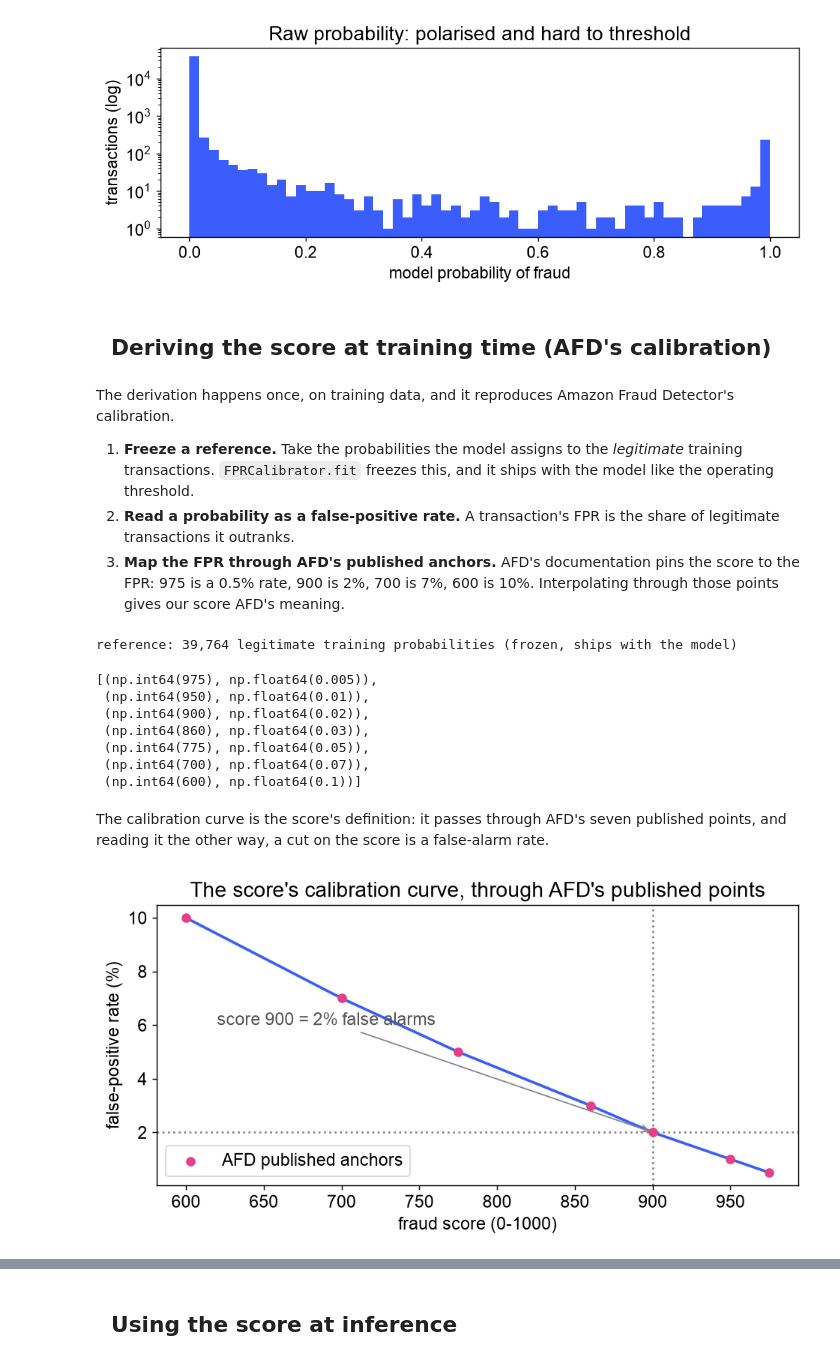
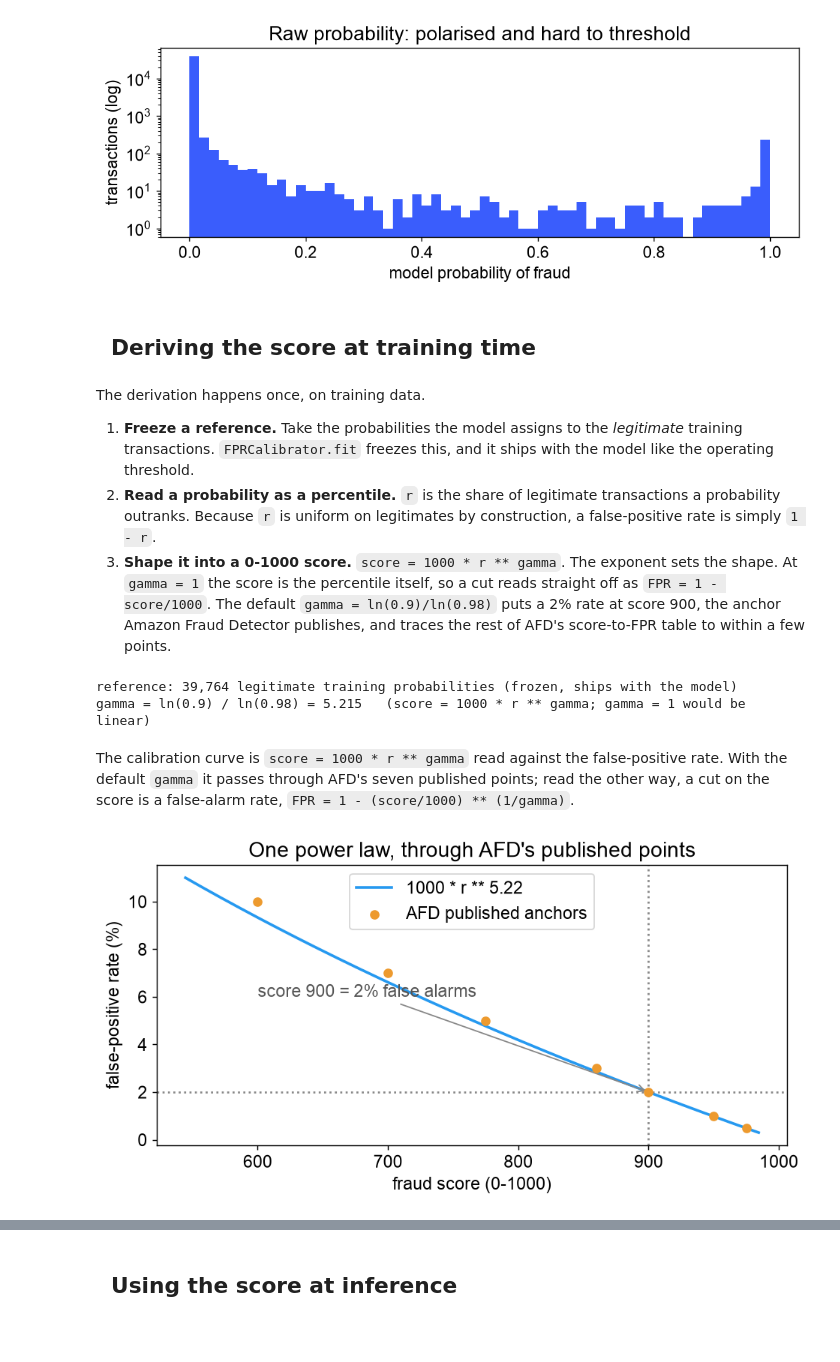
Before and after one commit to PacktPublishing/Developing-AI-ML-Solutions-on-AWS, a Jupyter notebook: code/ch-06-streaming-fraud/notebooks/score_and_drift.ipynb, the cells around one changed output, grey strips where cells are left out. Drawn from its saved outputs; the diff is of its cells as text; code cells hidden in the pictures; blank space fills up the shorter version.

```diff
--- a/code/ch-06-streaming-fraud/notebooks/score_and_drift.ipynb
+++ b/code/ch-06-streaming-fraud/notebooks/score_and_drift.ipynb
@@ -86,52 +86,60 @@ plt.show()
 # %% [markdown]
 <link rel="stylesheet" href="https://cdnjs.cloudflare.com/ajax/libs/font-awesome/5.15.3/css/all.min.css">
 
-<h2><i class="fas fa-brain" style="color:#18ab4b"></i>&nbsp; Deriving the score at training time (AFD's calibration)</h2>
+<h2><i class="fas fa-brain" style="color:#18ab4b"></i>&nbsp; Deriving the score at training time</h2>
 # %% [markdown]
-The derivation happens once, on training data, and it reproduces Amazon Fraud Detector's calibration.
+The derivation happens once, on training data.
 
 1. **Freeze a reference.** Take the probabilities the model assigns to the *legitimate* training transactions. `FPRCalibrator.fit` freezes this, and it ships with the model like the operating threshold.
-2. **Read a probability as a false-positive rate.** A transaction's FPR is the share of legitimate transactions it outranks.
-3. **Map the FPR through AFD's published anchors.** AFD's documentation pins the score to the FPR: 975 is a 0.5% rate, 900 is 2%, 700 is 7%, 600 is 10%. Interpolating through those points gives our score AFD's meaning.
+2. **Read a probability as a percentile.** `r` is the share of legitimate transactions a probability outranks. Because `r` is uniform on legitimates by construction, a false-positive rate is simply `1 - r`.
+3. **Shape it into a 0-1000 score.** `score = 1000 * r ** gamma`. The exponent sets the shape. At `gamma = 1` the score is the percentile itself, so a cut reads straight off as `FPR = 1 - score/1000`. The default `gamma = ln(0.9)/ln(0.98)` puts a 2% rate at score 900, the anchor Amazon Fraud Detector publishes, and traces the rest of AFD's score-to-FPR table to within a few points.
 # %%
 calibrator = FPRCalibrator().fit(p_train, train["is_fraud"].values)
+s_train = calibrator.transform(
+    p_train
+).ravel()  # training-time scores, the drift board's reference
 print(
     f"reference: {len(calibrator.legit_):,} legitimate training probabilities (frozen, ships with the model)"
 )
-list(zip(AFD_SCORE, AFD_FPR))  # AFD's published (score, FPR) anchor points
+print(
+    f"gamma = ln(0.9) / ln(0.98) = {GAMMA:.3f}   (score = 1000 * r ** gamma; gamma = 1 would be linear)"
+)
 # %% [output]
 reference: 39,764 legitimate training probabilities (frozen, ships with the model)
+gamma = ln(0.9) / ln(0.98) = 5.215   (score = 1000 * r ** gamma; gamma = 1 would be linear)
-[(np.int64(975), np.float64(0.005)),
- (np.int64(950), np.float64(0.01)),
- (np.int64(900), np.float64(0.02)),
- (np.int64(860), np.float64(0.03)),
- (np.int64(775), np.float64(0.05)),
- (np.int64(700), np.float64(0.07)),
- (np.int64(600), np.float64(0.1))]
 # %% [markdown]
-The calibration curve is the score's definition: it passes through AFD's seven published points, and reading it the other way, a cut on the score is a false-alarm rate.
+The calibration curve is `score = 1000 * r ** gamma` read against the false-positive rate. With the default `gamma` it passes through AFD's seven published points; read the other way, a cut on the score is a false-alarm rate, `FPR = 1 - (score/1000) ** (1/gamma)`.
 # %%
-fpr_grid = np.linspace(0.005, 0.10, 200)
+# the calibration curve score = 1000 * r ** gamma (r = 1 - FPR), with AFD's published anchors on top
+afd_score = np.array([975, 950, 900, 860, 775, 700, 600])
+afd_fpr = np.array([0.5, 1.0, 2.0, 3.0, 5.0, 7.0, 10.0])
+fpr_grid = np.linspace(0.003, 0.11, 300)
 plt.figure(figsize=(7.5, 4), dpi=130)
-plt.plot(np.interp(fpr_grid, AFD_FPR, AFD_SCORE), fpr_grid * 100, color="#3A5DFC", lw=2)
+plt.plot(
+    1000 * (1 - fpr_grid) ** GAMMA,
+    fpr_grid * 100,
+    color="#2699F0",
+    lw=2,
+    label=f"1000 * r ** {GAMMA:.2f}",
+)
 plt.scatter(
-    AFD_SCORE, AFD_FPR * 100, color="#E4408A", zorder=5, label="AFD published anchors"
+    afd_score, afd_fpr, color="#ED9A2E", zorder=5, label="AFD published anchors"
 )
 plt.axhline(2, color="#888", ls=":")
 plt.axvline(900, color="#888", ls=":")
 plt.annotate(
     "score 900 = 2% false alarms",
     (900, 2),
-    (620, 6),
+    (600, 6),
     color="#555",
     arrowprops=dict(arrowstyle="->", color="#888"),
 )
 plt.xlabel("fraud score (0-1000)")
 plt.ylabel("false-positive rate (%)")
-plt.title("The score's calibration curve, through AFD's published points")
+plt.title("One power law, through AFD's published points")
 plt.legend()
 plt.tight_layout()
 plt.show()
 # %% [output]
-[figure, old version]
+[figure, new version]
 # %% [markdown]
```
Also changed, not shown: parts of 7 cells of this notebook, 2 other files.
